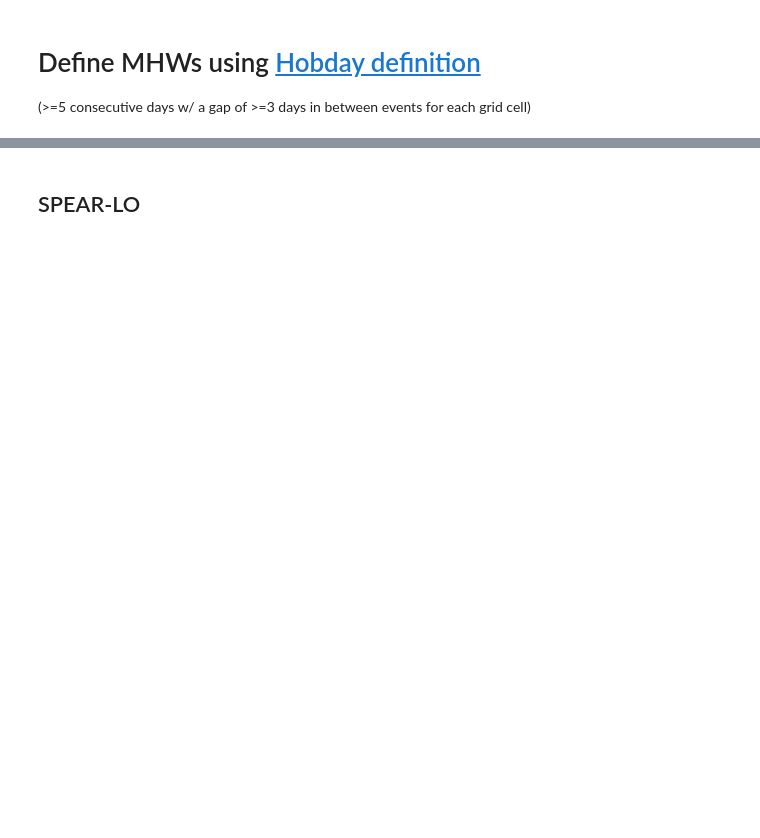
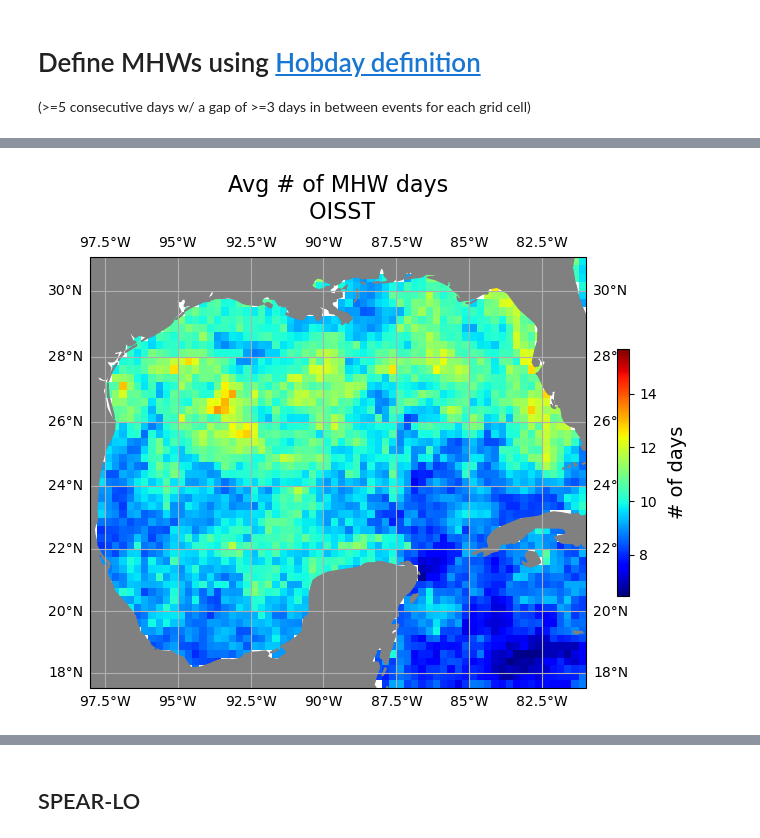
Before and after one commit to shanicetbailey/MHW-gfdl, a Jupyter notebook: define-MHW-SPEAR-lo.ipynb, the cells around one changed output, grey strips where cells are left out. Cells and saved outputs as stored; diff of their text form; code cells hidden in the pictures; blank space fills up the shorter version.

```diff
--- a/define-MHW-SPEAR-lo.ipynb
+++ b/define-MHW-SPEAR-lo.ipynb
@@ -91,0 +161,5 @@ mhw_intensity = (mhw_events - threshold).mean(dim="time")
+# %%
+cartopy_plot(mean_duration, 'jet', '# of days',
+             'Avg # of MHW days\n OISST')#,vmin=0, vmax=14,);#if time res is daily
+# %% [output]
+[figure, added]
```
Also changed, not shown: parts of 29 cells of this notebook.
